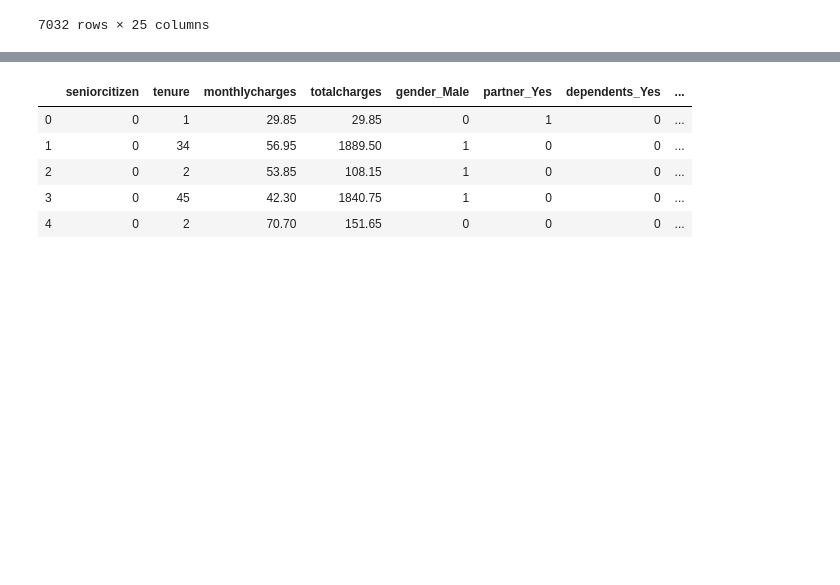
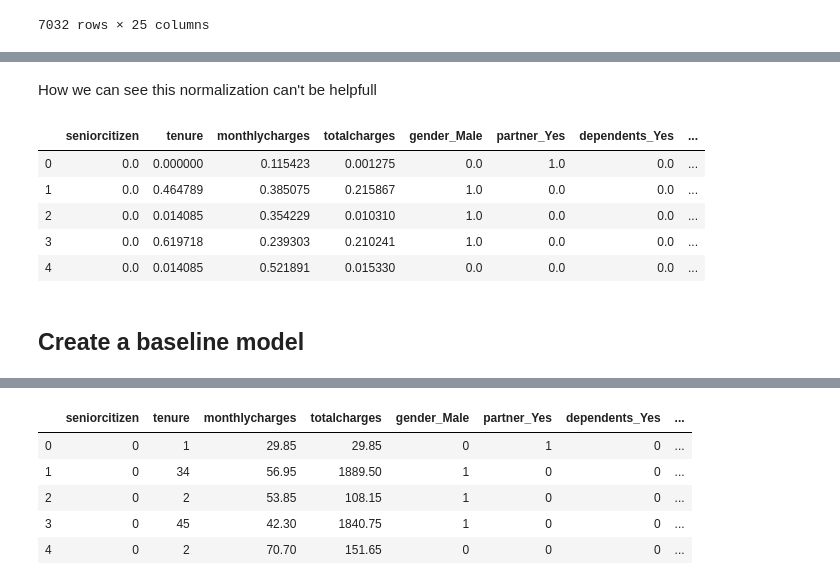
Before and after one commit to Galdina/dsc-mod-3-project-v2-1-onl01-dtsc-ft-030220, a Jupyter notebook: 4_modeling.ipynb, the cells around one changed output, grey strips where cells are left out. Drawn from its saved outputs; the diff is of its cells as text; code cells hidden in the pictures; blank space fills up the shorter version.

```diff
--- a/4_modeling.ipynb
+++ b/4_modeling.ipynb
@@ -58,0 +84,16 @@ df
+# %% [markdown]
+How we can see this normalization can't be helpfull
+# %%
+# min-max scaling for normalize columns MinMaxScaler
+df_m = df.fillna(value=0)
+for col in df_m.columns:
+    df_m[col] = (df_m[col] - min(df_m[col]))/ (max(df_m[col]) - min(df_m[col]))
+
+df_m.head()
+# %% [output]
+|  | seniorcitizen | tenure | monthlycharges | totalcharges | gender_Male | partner_Yes | dependents_Yes | ... |
+| 0 | 0.0 | 0.000000 | 0.115423 | 0.001275 | 0.0 | 1.0 | 0.0 | ... |
+| 1 | 0.0 | 0.464789 | 0.385075 | 0.215867 | 1.0 | 0.0 | 0.0 | ... |
+| 2 | 0.0 | 0.014085 | 0.354229 | 0.010310 | 1.0 | 0.0 | 0.0 | ... |
+| 3 | 0.0 | 0.619718 | 0.239303 | 0.210241 | 1.0 | 0.0 | 0.0 | ... |
+| 4 | 0.0 | 0.014085 | 0.521891 | 0.015330 | 0.0 | 0.0 | 0.0 | ... |
@@ -58,0 +110,2 @@ df
+# %% [markdown]
+## Create a baseline model
```
Also changed, not shown: parts of 41 cells of this notebook, 2 other files.
